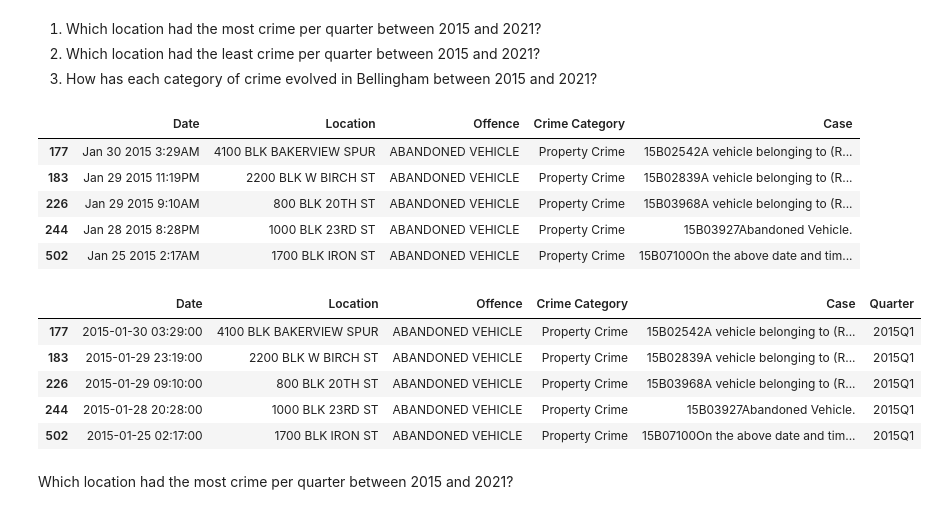
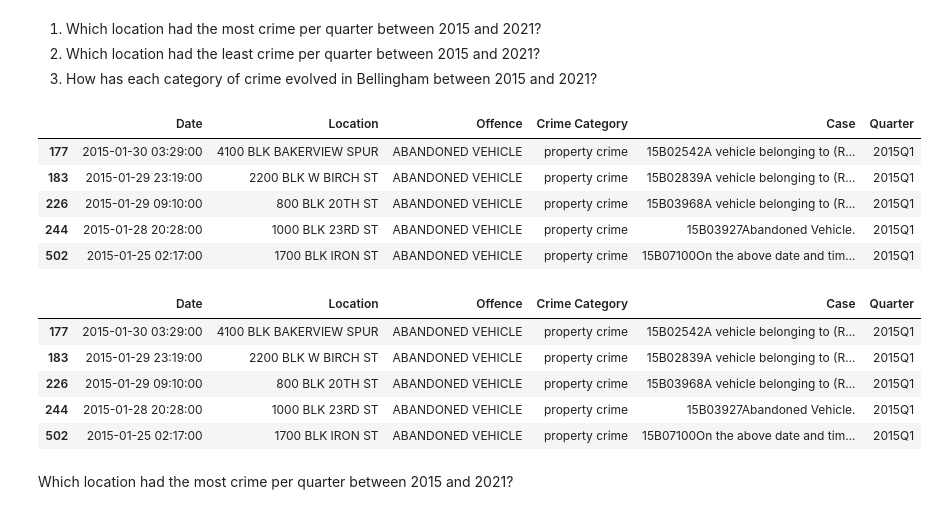
Before and after one commit to varunr89/cov2_crime_housing, a Jupyter notebook: notebooks/CrimeData_EDA.ipynb, the cells around one changed output. Cells and saved outputs as stored; diff of their text form; code cells hidden in the pictures.

```diff
--- a/notebooks/CrimeData_EDA.ipynb
+++ b/notebooks/CrimeData_EDA.ipynb
@@ -54,16 +54,18 @@ dtype: object
 2. Which location had the least crime per quarter between 2015 and 2021?
 3. How has each category of crime evolved in Bellingham between 2015 and 2021?
 # %%
-#select only crime data
+#make all categories lower case, clean white spaces, and select only crime data
+data['Crime Category'] = data['Crime Category'].str.lower()
+data['Crime Category']=data['Crime Category'].apply(lambda x: ' '.join(x.split()))
 data = data[~(data['Crime Category'].isin(['Juvenile','Other','Welfare']))]
 data.head()
 # %% [output]
-|  | Date | Location | Offence | Crime Category | Case |
-| 177 | Jan 30 2015 3:29AM | 4100 BLK BAKERVIEW SPUR | ABANDONED VEHICLE | Property Crime | 15B02542A vehicle belonging to (R... |
-| 183 | Jan 29 2015 11:19PM | 2200 BLK W BIRCH ST | ABANDONED VEHICLE | Property Crime | 15B02839A vehicle belonging to (R... |
-| 226 | Jan 29 2015 9:10AM | 800 BLK 20TH ST | ABANDONED VEHICLE | Property Crime | 15B03968A vehicle belonging to (R... |
-| 244 | Jan 28 2015 8:28PM | 1000 BLK 23RD ST | ABANDONED VEHICLE | Property Crime | 15B03927Abandoned Vehicle. |
-| 502 | Jan 25 2015 2:17AM | 1700 BLK IRON ST | ABANDONED VEHICLE | Property Crime | 15B07100On the above date and tim... |
+|  | Date | Location | Offence | Crime Category | Case | Quarter |
+| 177 | 2015-01-30 03:29:00 | 4100 BLK BAKERVIEW SPUR | ABANDONED VEHICLE | property crime | 15B02542A vehicle belonging to (R... | 2015Q1 |
+| 183 | 2015-01-29 23:19:00 | 2200 BLK W BIRCH ST | ABANDONED VEHICLE | property crime | 15B02839A vehicle belonging to (R... | 2015Q1 |
+| 226 | 2015-01-29 09:10:00 | 800 BLK 20TH ST | ABANDONED VEHICLE | property crime | 15B03968A vehicle belonging to (R... | 2015Q1 |
+| 244 | 2015-01-28 20:28:00 | 1000 BLK 23RD ST | ABANDONED VEHICLE | property crime | 15B03927Abandoned Vehicle. | 2015Q1 |
+| 502 | 2015-01-25 02:17:00 | 1700 BLK IRON ST | ABANDONED VEHICLE | property crime | 15B07100On the above date and tim... | 2015Q1 |
 # %%
 #add quarter to data
 data.Date = pd.to_datetime(data.Date)
@@ -71,11 +73,11 @@ data['Quarter']=data['Date'].dt.to_period("Q")
 data.head()
 # %% [output]
 |  | Date | Location | Offence | Crime Category | Case | Quarter |
-| 177 | 2015-01-30 03:29:00 | 4100 BLK BAKERVIEW SPUR | ABANDONED VEHICLE | Property Crime | 15B02542A vehicle belonging to (R... | 2015Q1 |
-| 183 | 2015-01-29 23:19:00 | 2200 BLK W BIRCH ST | ABANDONED VEHICLE | Property Crime | 15B02839A vehicle belonging to (R... | 2015Q1 |
-| 226 | 2015-01-29 09:10:00 | 800 BLK 20TH ST | ABANDONED VEHICLE | Property Crime | 15B03968A vehicle belonging to (R... | 2015Q1 |
-| 244 | 2015-01-28 20:28:00 | 1000 BLK 23RD ST | ABANDONED VEHICLE | Property Crime | 15B03927Abandoned Vehicle. | 2015Q1 |
-| 502 | 2015-01-25 02:17:00 | 1700 BLK IRON ST | ABANDONED VEHICLE | Property Crime | 15B07100On the above date and tim... | 2015Q1 |
+| 177 | 2015-01-30 03:29:00 | 4100 BLK BAKERVIEW SPUR | ABANDONED VEHICLE | property crime | 15B02542A vehicle belonging to (R... | 2015Q1 |
+| 183 | 2015-01-29 23:19:00 | 2200 BLK W BIRCH ST | ABANDONED VEHICLE | property crime | 15B02839A vehicle belonging to (R... | 2015Q1 |
+| 226 | 2015-01-29 09:10:00 | 800 BLK 20TH ST | ABANDONED VEHICLE | property crime | 15B03968A vehicle belonging to (R... | 2015Q1 |
+| 244 | 2015-01-28 20:28:00 | 1000 BLK 23RD ST | ABANDONED VEHICLE | property crime | 15B03927Abandoned Vehicle. | 2015Q1 |
+| 502 | 2015-01-25 02:17:00 | 1700 BLK IRON ST | ABANDONED VEHICLE | property crime | 15B07100On the above date and tim... | 2015Q1 |
 # %% [markdown]
 Which location had the most crime per quarter between 2015 and 2021?
 # %%
```
Also changed, not shown: parts of 1 cell of this notebook, 8 other files.
